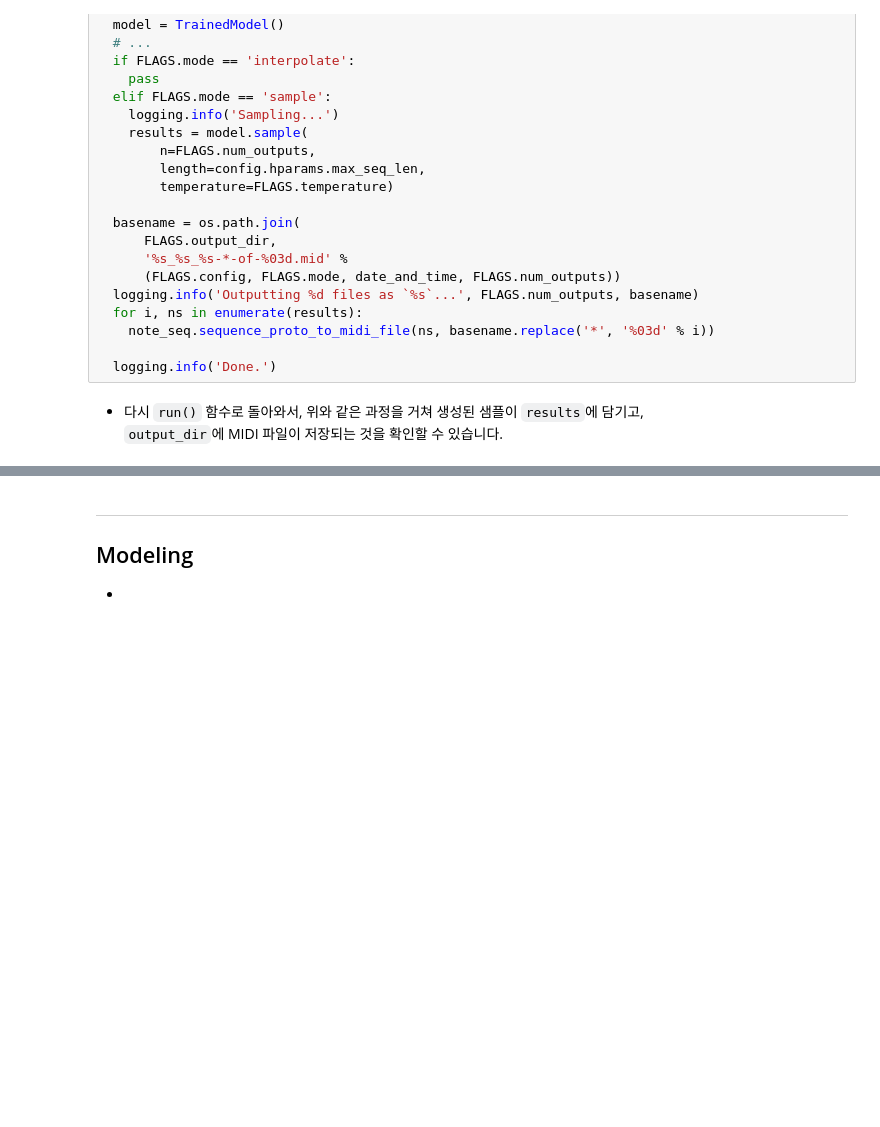
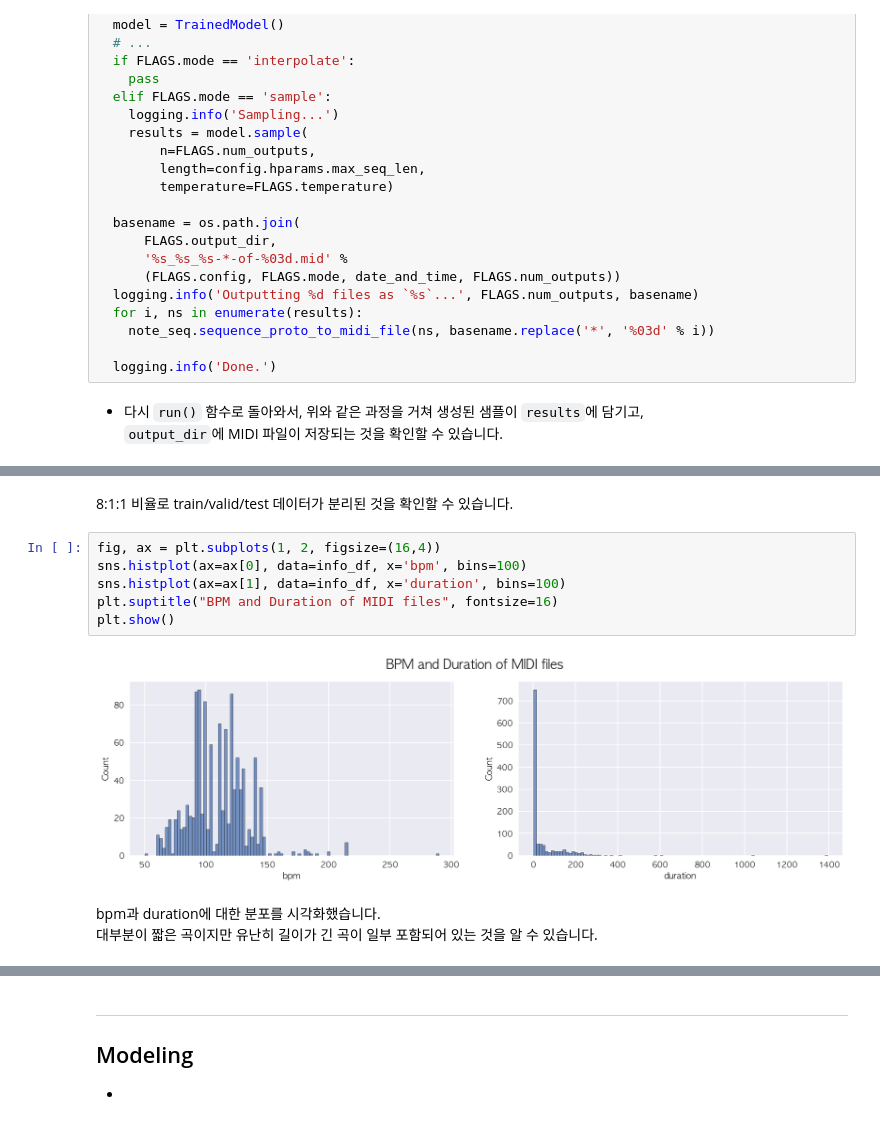
Before and after one commit to minyeamer/groove-midi, a Jupyter notebook: README.ipynb, the cells around one changed output, grey strips where cells are left out. Cells and saved outputs as stored; diff of their text form; blank space fills up the shorter version.

```diff
--- a/README.ipynb
+++ b/README.ipynb
@@ -836,0 +945,13 @@ def run(config_map):
+# %% [markdown]
+8:1:1 비율로 train/valid/test 데이터가 분리된 것을 확인할 수 있습니다.
+# %%
+fig, ax = plt.subplots(1, 2, figsize=(16,4))
+sns.histplot(ax=ax[0], data=info_df, x='bpm', bins=100)
+sns.histplot(ax=ax[1], data=info_df, x='duration', bins=100)
+plt.suptitle("BPM and Duration of MIDI files", fontsize=16)
+plt.show()
+# %% [output]
+[figure, added]
+# %% [markdown]
+bpm과 duration에 대한 분포를 시각화했습니다.
+대부분이 짧은 곡이지만 유난히 길이가 긴 곡이 일부 포함되어 있는 것을 알 수 있습니다.
```
Also changed, not shown: parts of 23 cells of this notebook.
